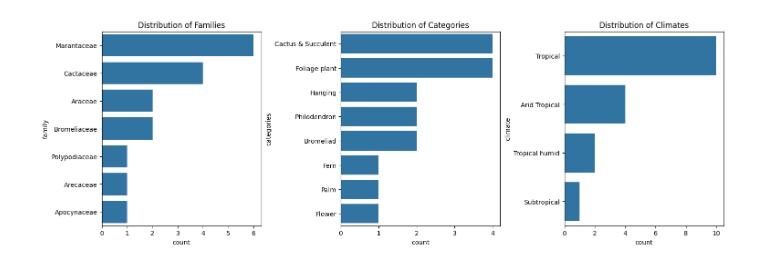
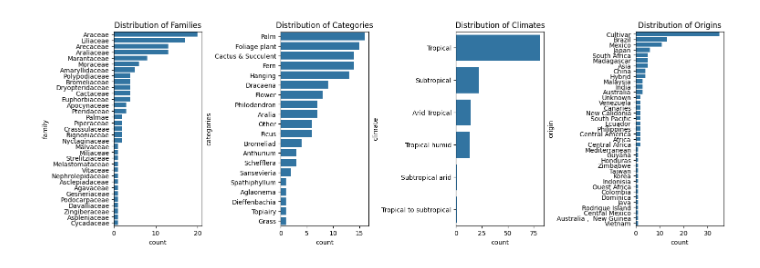
Before and after one commit to Chroma-CESAR/Rooted, a Jupyter notebook: notebook.ipynb, the cells around one changed output. Cells and saved outputs as stored; diff of their text form; code cells hidden in the pictures.

```diff
--- a/notebook.ipynb
+++ b/notebook.ipynb
@@ -45,6 +45,12 @@ data.head(20)
 | 17 | Chinese Evergreen | Araceae | Aglaonema | Hybrid | Tropical | [11] | http://www.tropicopia.com/house-p... |
 | 18 | Weeping fig | Moraceae | Ficus | Cultivar | Tropical | [11,10] | http://www.tropicopia.com/house-p... |
 | 19 | Bird nest Anthurium , Cabbage Ant... | Araceae | Anthurium | Guyana | Tropical humid | [11] | http://www.tropicopia.com/house-p... |
+# %%
+data['family'] = data['family'].str.strip()
+data['categories'] = data['categories'].str.strip()
+data['origin'] = data['origin'].str.strip()
+data['climate'] = data['climate'].str.strip()
+data['img_url'] = data['img_url'].str.strip()
 # %%
 
 na_values = data.isnull().sum()
@@ -67,5 +73,9 @@ Duplicated values: 0
+# %%
+# Remove duplicated values
+data = data.drop_duplicates(subset=['common_name']).reset_index(drop=True)
 # %%
 data.dropna(subset=['common_name'], inplace=True)
+data['origin'].fillna('Unknown', inplace=True)
 missing_values = data.isnull().sum()
 print(f"\nMissing values:\n{missing_values}")
 # %% [output]
@@ -80,0 +97,4 @@ dtype: int64
+# %%
+data['name'] = data['common_name'].str.split(' , ').str[0]
+data['name'] = data['name'].str.strip()
+data
@@ -152,16 +136,20 @@ brazil_plants.head()
 # %%
-fig, axes = plt.subplots(1, 3, figsize=(15, 5), constrained_layout=True)
+fig, axes = plt.subplots(1, 4, figsize=(15, 5), constrained_layout=True)
 
 
 axes[0].set_title('Distribution of Families')
-sns.countplot(data=brazil_plants, y='family', order=brazil_plants['family'].value_counts().index, ax=axes[0])
+sns.countplot(data=data, y='family', order=data['family'].value_counts().index, ax=axes[0])
 
 axes[1].set_title('Distribution of Categories')
-sns.countplot(data=brazil_plants, y='categories', order=brazil_plants['categories'].value_counts().index, ax=axes[1])
+sns.countplot(data=data, y='categories', order=data['categories'].value_counts().index, ax=axes[1])
 
 axes[2].set_title('Distribution of Climates')
-sns.countplot(data=brazil_plants, y='climate', order=brazil_plants['climate'].value_counts().index, ax=axes[2])
+sns.countplot(data=data, y='climate', order=data['climate'].value_counts().index, ax=axes[2])
+
+axes[3].set_title('Distribution of Origins')
+sns.countplot(data=data, y='origin', order=data['origin'].value_counts().index, ax=axes[3])
+
 
 plt.show()
 # %% [output]
-[figure, old version]
+[figure, new version]
```
Also changed, not shown: parts of 39 cells of this notebook, 2 other files.
